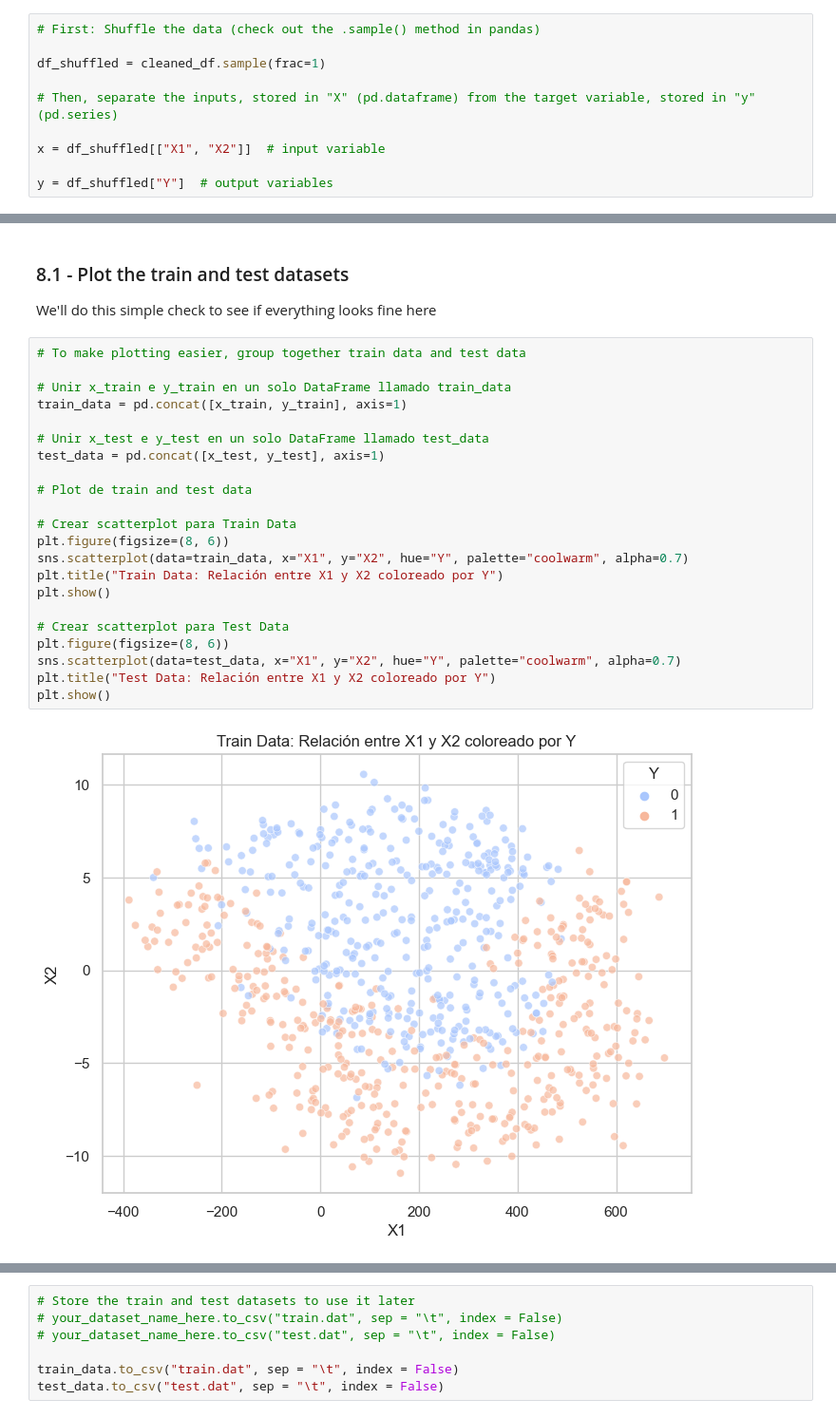
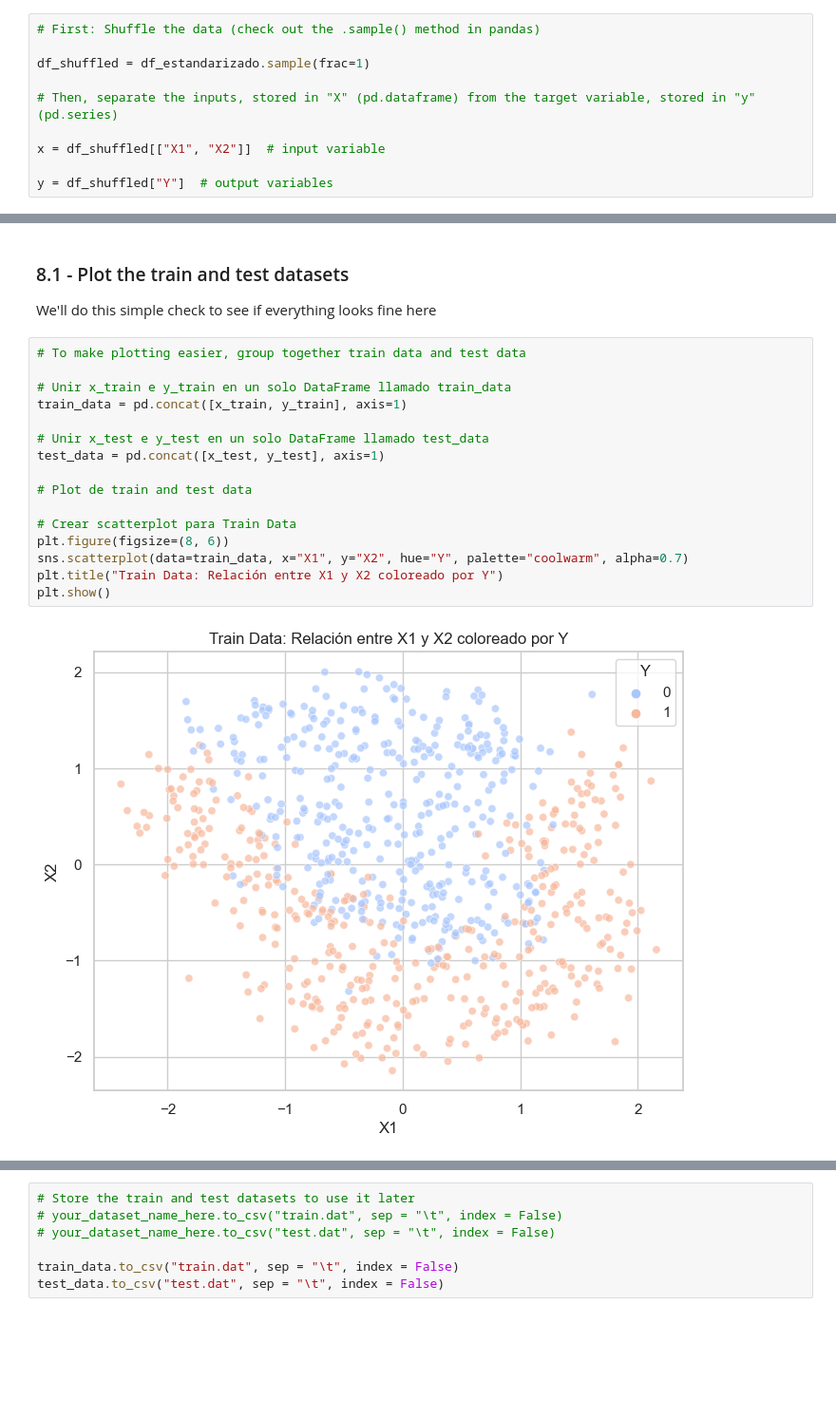
Before and after one commit to ICAI-IMAT-ML/p2-2-crishernandezp, a Jupyter notebook: Lab_2_1_intro/Lab_2_1_intro.ipynb, the cells around one changed output, grey strips where cells are left out. Shown: that part at 95% size. Cells and saved outputs as stored; diff of their text form; blank space fills up the shorter version.

```diff
--- a/Lab_2_1_intro/Lab_2_1_intro.ipynb
+++ b/Lab_2_1_intro/Lab_2_1_intro.ipynb
@@ -350,7 +350,7 @@ Now, this is a critical point, and you should watch out here. Doing this properl
 # %%
 # First: Shuffle the data (check out the .sample() method in pandas)
 
-df_shuffled = cleaned_df.sample(frac=1)
+df_shuffled = df_estandarizado.sample(frac=1)
 
 # Then, separate the inputs, stored in "X" (pd.dataframe) from the target variable, stored in "y" (pd.series)
 
@@ -414,24 +414,18 @@ We'll do this simple check to see if everything looks fine here
 # %%
 # To make plotting easier, group together train data and test data
 
 # Unir x_train e y_train en un solo DataFrame llamado train_data
 train_data = pd.concat([x_train, y_train], axis=1)
 
 # Unir x_test e y_test en un solo DataFrame llamado test_data
 test_data = pd.concat([x_test, y_test], axis=1)
 
 # Plot de train and test data
 
 # Crear scatterplot para Train Data
 plt.figure(figsize=(8, 6))
 sns.scatterplot(data=train_data, x="X1", y="X2", hue="Y", palette="coolwarm", alpha=0.7)
 plt.title("Train Data: Relación entre X1 y X2 coloreado por Y")
 plt.show()
-
-# Crear scatterplot para Test Data
-plt.figure(figsize=(8, 6))
-sns.scatterplot(data=test_data, x="X1", y="X2", hue="Y", palette="coolwarm", alpha=0.7)
-plt.title("Test Data: Relación entre X1 y X2 coloreado por Y")
-plt.show()
 # %% [output]
-[figure, old version]
+[figure, new version]
```
Also changed, not shown: parts of 6 cells of this notebook, 6 other files.
